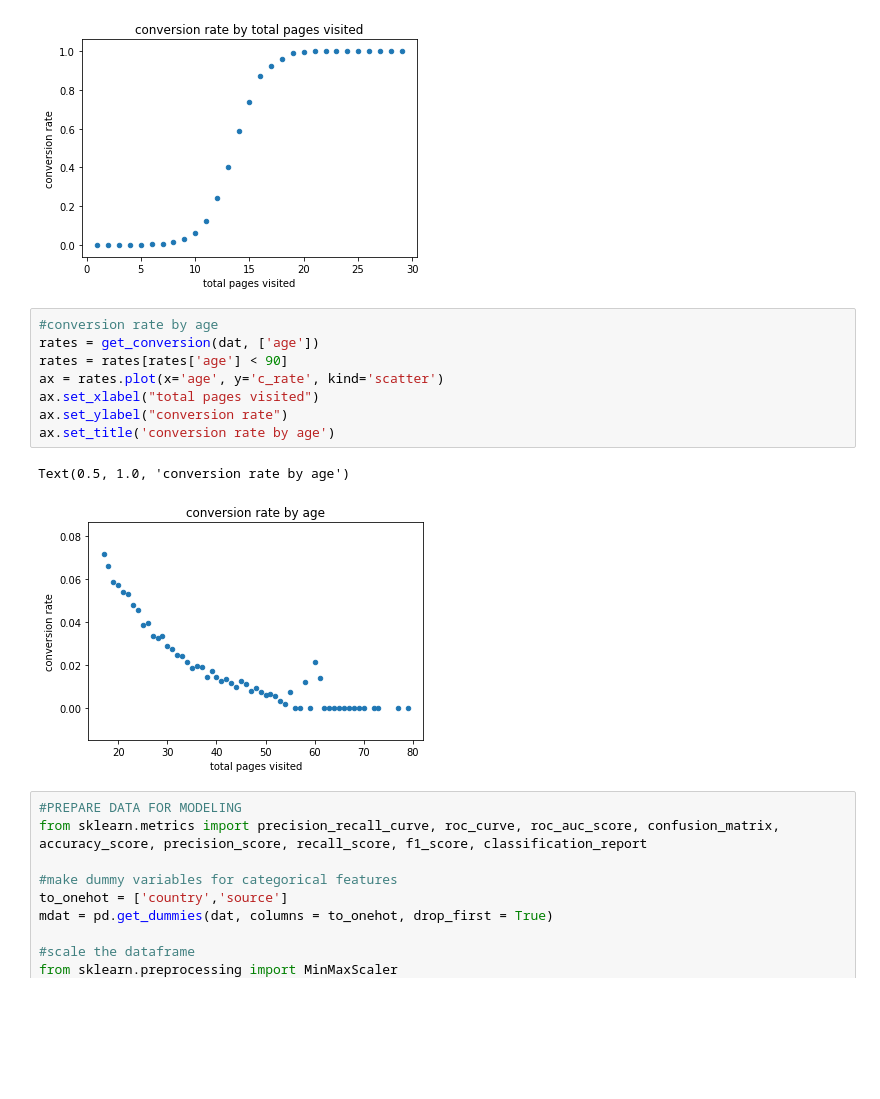
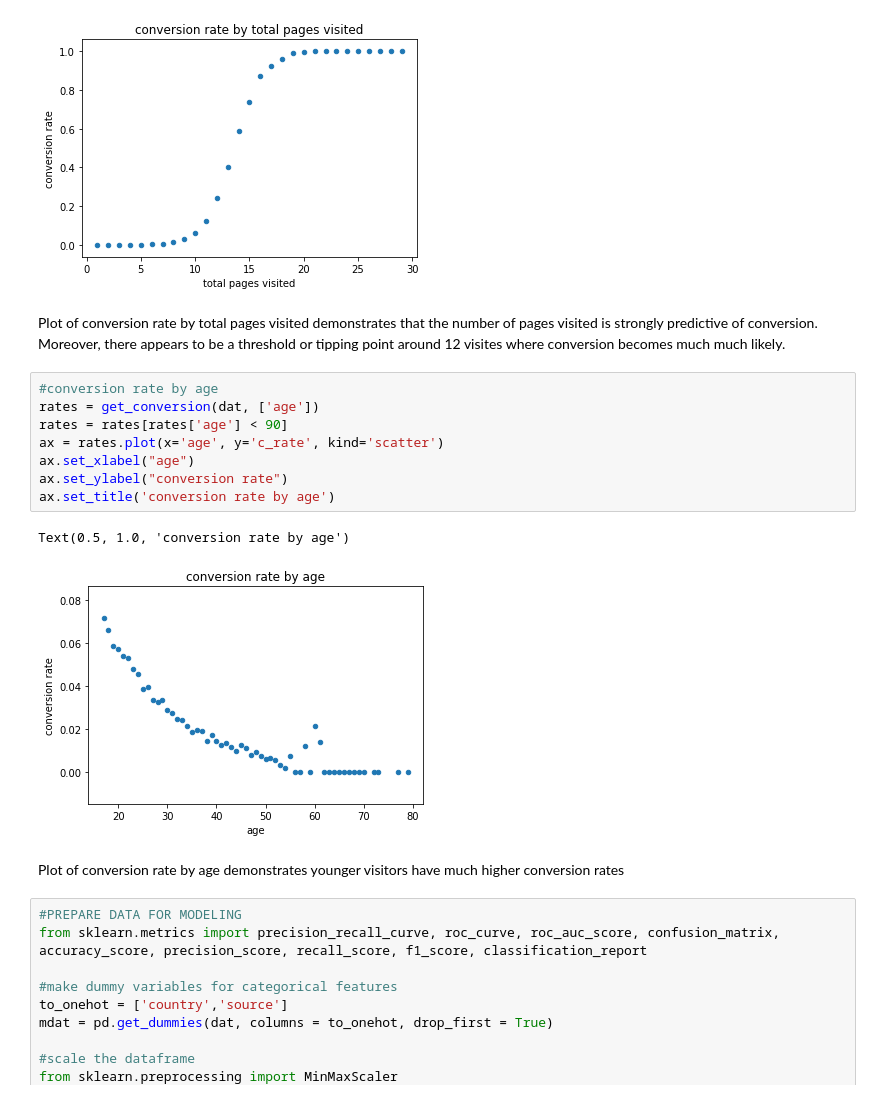
Before and after one commit to Groves-Dixon-Demos/Groves_Dixon_presession_exercise, a Jupyter notebook: Groves_Dixon_presession_exercise.ipynb, the cells around one changed output. Saved outputs shown, nothing was run; the diff lists cells and outputs as text; blank space fills up the shorter version.

```diff
--- a/Groves_Dixon_presession_exercise.ipynb
+++ b/Groves_Dixon_presession_exercise.ipynb
@@ -40,17 +44,21 @@ ax.set_title('conversion rate by total pages visited')
 # %% [output]
 Text(0.5, 1.0, 'conversion rate by total pages visited')
 [figure]
+# %% [markdown]
+Plot of conversion rate by total pages visited demonstrates that the number of pages visited is strongly predictive of conversion. Moreover, there appears to be a threshold or tipping point around 12 visites where conversion becomes much much likely.
 # %%
 #conversion rate by age
 rates = get_conversion(dat, ['age'])
 rates = rates[rates['age'] < 90]
 ax = rates.plot(x='age', y='c_rate', kind='scatter')
-ax.set_xlabel("total pages visited")
+ax.set_xlabel("age")
 ax.set_ylabel("conversion rate")
 ax.set_title('conversion rate by age')
 # %% [output]
 Text(0.5, 1.0, 'conversion rate by age')
-[figure, old version]
+[figure, new version]
+# %% [markdown]
+Plot of conversion rate by age demonstrates younger visitors have much higher conversion rates
 # %%
 #PREPARE DATA FOR MODELING
 from sklearn.metrics import precision_recall_curve, roc_curve, roc_auc_score, confusion_matrix, accuracy_score, precision_score, recall_score, f1_score, classification_report
```
Also changed, not shown: parts of 7 cells of this notebook, 2 other files.
